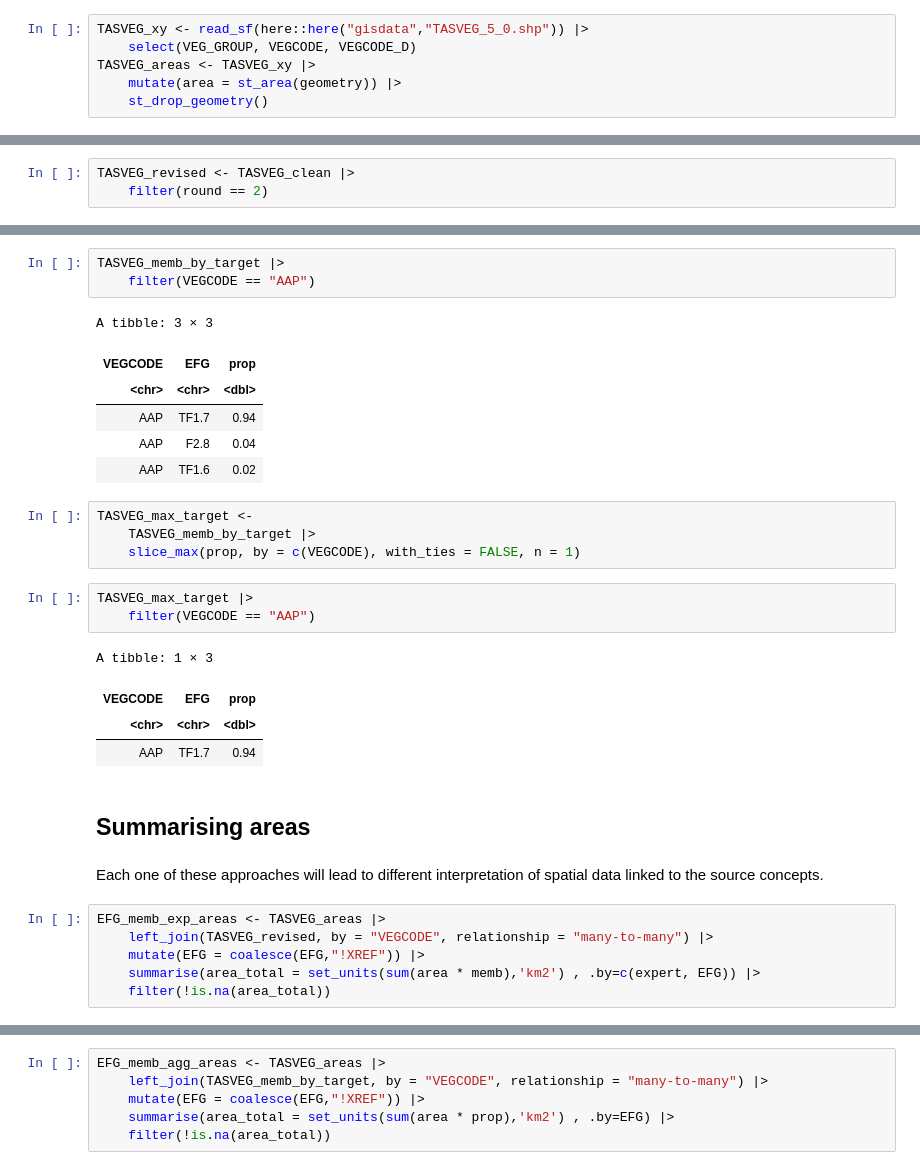
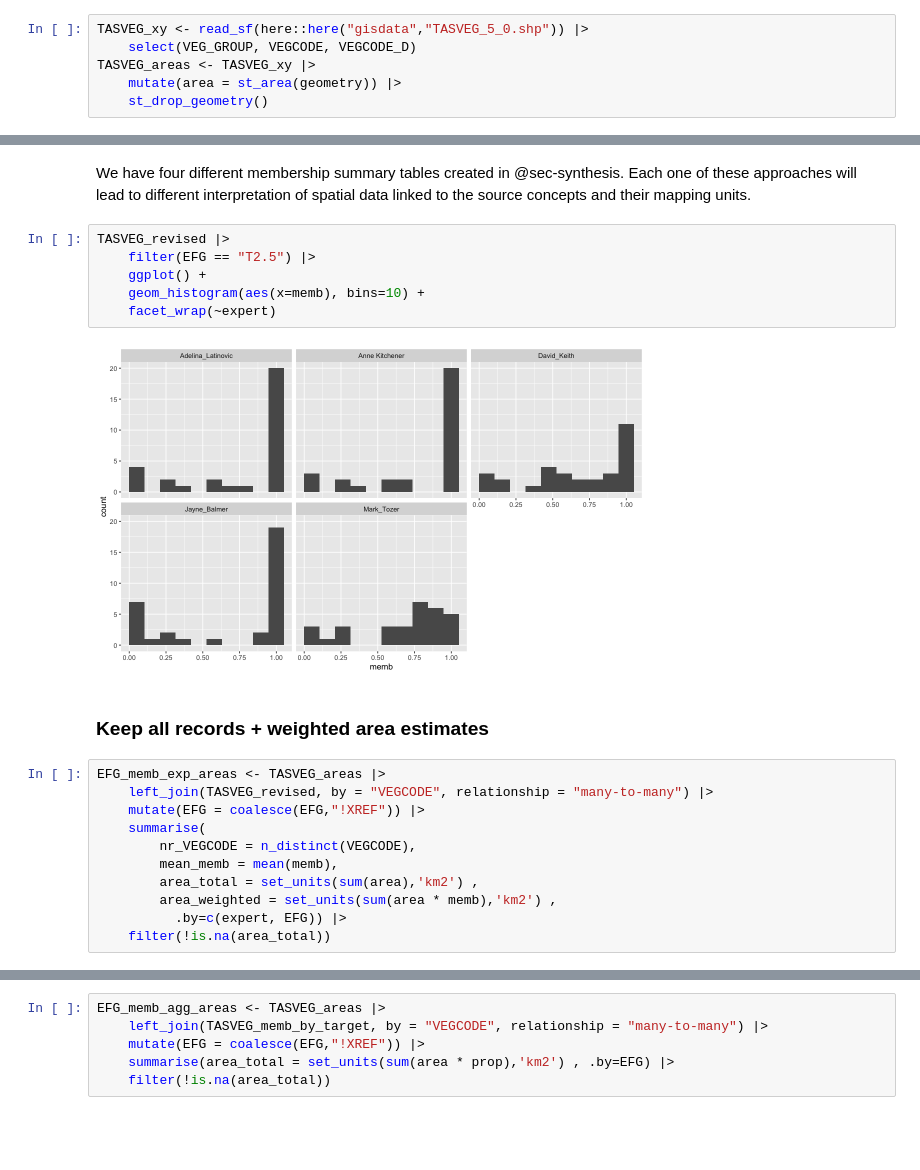
Before and after one commit to Ecosystem-Indicators-Workflows/TASVEG-XREF, a Jupyter notebook: synthesis/area-summaries.ipynb, the cells around one changed output, grey strips where cells are left out. Saved outputs shown, nothing was run; the diff lists cells and outputs as text; blank space fills up the shorter version.

Commit message:
Update area summaries with exploratory plots

```diff
--- a/synthesis/area-summaries.ipynb
+++ b/synthesis/area-summaries.ipynb
@@ -49,3 +35,0 @@ For this chapter, we will work with the revised membership tables from each expe
-# %%
-TASVEG_revised <- TASVEG_clean |>
-    filter(round == 2)
@@ -95,32 +36,23 @@ TASVEG_memb_by_target <-
-# %%
-TASVEG_memb_by_target |>
-    filter(VEGCODE == "AAP")
-# %% [output]
-A tibble: 3 × 3
-| VEGCODE | EFG | prop |
-| <chr> | <chr> | <dbl> |
-| AAP | TF1.7 | 0.94 |
-| AAP | F2.8 | 0.04 |
-| AAP | TF1.6 | 0.02 |
-# %%
-TASVEG_max_target <-
-    TASVEG_memb_by_target |>
-    slice_max(prop, by = c(VEGCODE), with_ties = FALSE, n = 1)
-# %%
-TASVEG_max_target |>
-    filter(VEGCODE == "AAP")
-# %% [output]
-A tibble: 1 × 3
-| VEGCODE | EFG | prop |
-| <chr> | <chr> | <dbl> |
-| AAP | TF1.7 | 0.94 |
-# %% [markdown]
-## Summarising areas
 # %% [markdown]
-Each one of these approaches will lead to different interpretation of spatial data linked to the source concepts.
+We have four different membership summary tables created in @sec-synthesis. Each one of these approaches will lead to different interpretation of spatial data linked to the source concepts and their mapping units.
+# %%
+TASVEG_revised |>
+    filter(EFG == "T2.5") |>
+    ggplot() +
+    geom_histogram(aes(x=memb), bins=10) +
+    facet_wrap(~expert)
+# %% [output]
+[figure, added]
+# %% [markdown]
+### Keep all records + weighted area estimates
 # %%
 EFG_memb_exp_areas <- TASVEG_areas |>
     left_join(TASVEG_revised, by = "VEGCODE", relationship = "many-to-many") |>
     mutate(EFG = coalesce(EFG,"!XREF")) |>
-    summarise(area_total = set_units(sum(area * memb),'km2') , .by=c(expert, EFG)) |>
+    summarise(
+        nr_VEGCODE = n_distinct(VEGCODE),
+        mean_memb = mean(memb),
+        area_total = set_units(sum(area),'km2') ,
+        area_weighted = set_units(sum(area * memb),'km2') ,
+          .by=c(expert, EFG)) |>
     filter(!is.na(area_total))
```
Also changed, not shown: parts of 23 cells of this notebook, 4 other files.
